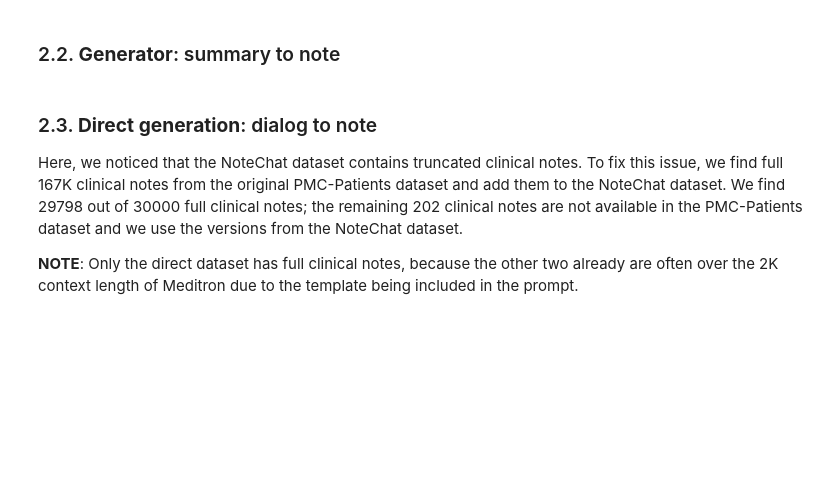
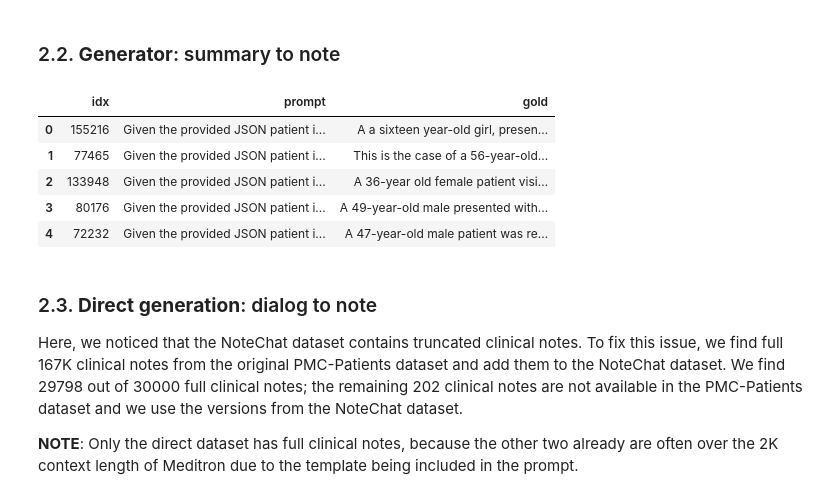
Before and after one commit to EPFL-IC-Make-Team/medinote, a Jupyter notebook: project.ipynb, the cells around one changed output. Cells and saved outputs as stored; diff of their text form; code cells hidden in the pictures; blank space fills up the shorter version.

```diff
--- a/project.ipynb
+++ b/project.ipynb
@@ -33,6 +33,14 @@ import matplotlib.pyplot as plt
 
 %reload_ext autoreload
 %autoreload 2
+
+DATA_DIR = 'data'
+SUMMARIES_DIR = os.path.join(DATA_DIR, 'summaries')
+DIRECT_DIR = os.path.join(DATA_DIR, 'direct')
+SUMMARIZER_DIR = os.path.join(DATA_DIR, 'summarizer')
+GENERATOR_DIR = os.path.join(DATA_DIR, 'generator')
+for dir in [DATA_DIR, SUMMARIES_DIR, DIRECT_DIR, SUMMARIZER_DIR, GENERATOR_DIR]:
+    os.makedirs(dir, exist_ok=True)
 # %% [markdown]
 
 ## 1. **Synthetic patient summaries**
@@ -254,12 +271,13 @@ length_histogram(summaries, key='data')
 # %% [markdown]
 ### 2.1. **Summarizer**: dialog to summary
 # %%
-with open('generation/instructions/summarize.txt', 'r') as f:
-    summarizer_prompt = f.read()
-
-summarizer_path = 'generation/summaries/summarizer_30K.jsonl'
-if not os.path.exists(summarizer_path):
+summarizer_path = os.path.join(SUMMARIZER_DIR, 'summarizer_30K.jsonl')
+if os.path.exists(summarizer_path):
+    summarizer = pd.read_json(summarizer_path, lines=True)
+else:
     summarizer = summaries.copy()
+    with open('generation/instructions/summarize.txt', 'r') as f:
+        summarizer_prompt = f.read()
     summarizer['prompt'] = summarizer_prompt + '\n\n' + summarizer['conversation']
     summarizer['gold'] = summarizer['summary']
     summarizer = summarizer.drop(columns=['conversation', 'summary', 'data'])
@@ -267,16 +285,26 @@ if not os.path.exists(summarizer_path):
 # %% [markdown]
 ### 2.2. **Generator**: summary to note
 # %%
-with open('generation/instructions/generate.txt', 'r') as f:
-    generator_prompt = f.read()
-
-generator_path = 'generation/summaries/generator_30K.jsonl'
-if not os.path.exists(generator_path):
+generator_path = os.path.join(GENERATOR_DIR, 'generator_30K.jsonl')
+if os.path.exists(generator_path):
+    generator = pd.read_json(generator_path, lines=True)
+else:
     generator = summaries.copy()
+    with open('generation/instructions/generate.txt', 'r') as f:
+        generator_prompt = f.read()
     generator['prompt'] = generator_prompt + '\n\n' + generator['summary']
     generator['gold'] = generator['data']
     generator = generator.drop(columns=['summary', 'data', 'conversation'])
-    generator.to_json('generation/summaries/generator_30K.jsonl', orient='records', lines=True)
+    generator.to_json(generator_path, orient='records', lines=True)
+
+generator.head()
+# %% [output]
+|  | idx | prompt | gold |
+| 0 | 155216 | Given the provided JSON patient i... | A a sixteen year-old girl, presen... |
+| 1 | 77465 | Given the provided JSON patient i... | This is the case of a 56-year-old... |
+| 2 | 133948 | Given the provided JSON patient i... | A 36-year old female patient visi... |
+| 3 | 80176 | Given the provided JSON patient i... | A 49-year-old male presented with... |
+| 4 | 72232 | Given the provided JSON patient i... | A 47-year-old male patient was re... |
 # %% [markdown]
 ### 2.3. **Direct generation**: dialog to note
 
```
Also changed, not shown: parts of 8 cells of this notebook, 4 other files.
